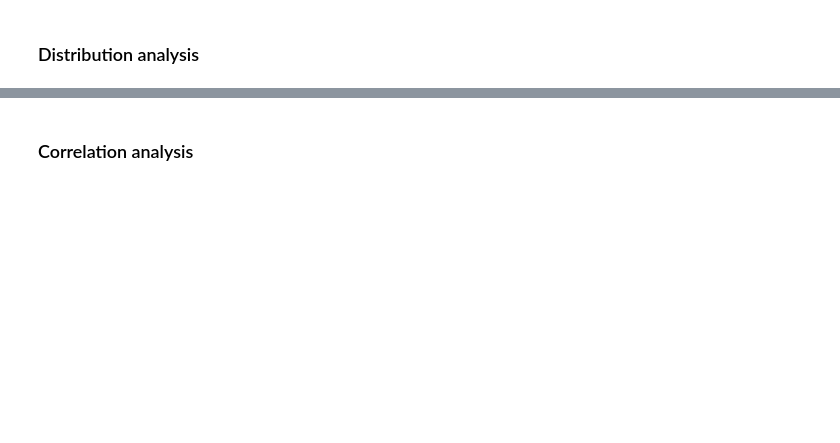
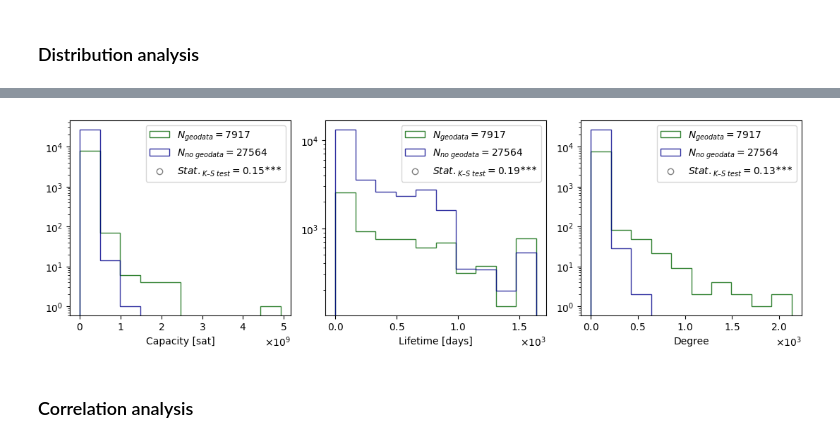
Before and after one commit to Ellariel/ln-node-lifetime-analysis, a Jupyter notebook: analysis.ipynb, the cells around one changed output, grey strips where cells are left out. Saved outputs shown, nothing was run; the diff lists cells and outputs as text; code cells hidden in the pictures; blank space fills up the shorter version.

```diff
--- a/analysis.ipynb
+++ b/analysis.ipynb
@@ -305,3 +83,91 @@ fig.savefig(
+# %%
+def add_stat(a, b, ax, test='mannwhitney'):
+    if test == 'mannwhitney':
+        s, p = stats.mannwhitneyu(a, b)
+        t = "${Stat.}_{M–W~test} = $"
+    else:
+        s, p = stats.ks_2samp(a, b)
+        t = "${Stat.}_{K–S~test} = $"
+    hs, ls = ax.get_legend_handles_labels()
+    rl = Line2D(
+        [0],
+        [0],
+        marker="o",
+        color="gray",
+        markerfacecolor="white",
+        markersize=6,
+        linewidth=0.0,
+    )
+    return hs + [rl], ls + [
+        t + f"{s:.2f}" + "$^{" + get_stars(p).replace('*', r'{\ast}') + "}$"
+    ]
+
+d = df.copy()
+n_bins = 11
+test = 'ks' #'mannwhitney'
+g = d["country"].notna()
+fig = plt.figure(figsize=(11, 3.5))
+ax_left = fig.add_subplot(1, 3, 1)
+
+s = "mean_shared_capacity"
+d0 = d[s] # full
+d1 = d[g][s] # geodata
+d2 = d[~g][s] # no geodata
+bins = np.linspace(d0.min(), d0.max(), n_bins)
+d1.hist(ax=ax_left, bins=bins, label=f"$N_{{geodata}}={len(d1)}$",
+            log=True, color='darkgreen', grid=False, alpha=0.8, histtype='step')
+d2.hist(ax=ax_left, bins=bins, label=f"$N_{{no~geodata}}={len(d2)}$",
+                  log=True, color='darkblue', grid=False, alpha=0.8, histtype='step')
+h, l = add_stat(d1, d2, ax_left, test)
+ax_left.legend(h, l, loc="upper right")
+xfmt = ScalarFormatter(useMathText=True)
+xfmt.set_powerlimits((0, 0))
+ax_left.xaxis.set_major_formatter(xfmt)
+ax_left.set_xlabel("Capacity [sat]")
+
+ax_center = fig.add_subplot(1, 3, 2)
+s = "lifetime"
+d0 = d[s] # full
+d1 = d[g][s] # geodata
+d2 = d[~g][s] # no geodata
+bins = np.linspace(d0.min(), d0.max(), n_bins)
+d1.hist(ax=ax_center, bins=bins, label=f"$N_{{geodata}}={len(d1)}$",
+            log=True, color='darkgreen', grid=False, alpha=0.8, histtype='step')
+d2.hist(ax=ax_center, bins=bins, label=f"$N_{{no~geodata}}={len(d2)}$",
+                  log=True, color='darkblue', grid=False, alpha=0.8, histtype='step')
+h, l = add_stat(d1, d2, ax_center, test)
+ax_center.legend(h, l, loc="upper right")
+xfmt = ScalarFormatter(useMathText=True)
+xfmt.set_powerlimits((0, 0))
+ax_center.xaxis.set_major_formatter(xfmt)
+ax_center.set_xlabel("Lifetime [days]")
+
+ax_right= fig.add_subplot(1, 3, 3)
+s = "mean_degree"
+d0 = d[s] # full
+d1 = d[g][s] # geodata
+d2 = d[~g][s] # no geodata
+bins = np.linspace(d0.min(), d0.max(), n_bins)
+d1.hist(ax=ax_right, bins=bins, label=f"$N_{{geodata}}={len(d1)}$",
+            log=True, color='darkgreen', grid=False, alpha=0.8, histtype='step')
+d2.hist(ax=ax_right, bins=bins, label=f"$N_{{no~geodata}}={len(d2)}$",
+                  log=True, color='darkblue', grid=False, alpha=0.8, histtype='step')
+h, l = add_stat(d1, d2, ax_right, test)
+ax_right.legend(h, l, loc="upper right")
+xfmt = ScalarFormatter(useMathText=True)
+xfmt.set_powerlimits((0, 0))
+ax_right.xaxis.set_major_formatter(xfmt)
+ax_right.set_xlabel("Degree")
+
+fig.tight_layout(pad=1.01)
+fig.savefig(
+        os.path.join(results_dir, "fig02.pdf"),
+        dpi=1200,
+        bbox_inches="tight",
+        format='pdf',
+    )
+# %% [output]
+[figure, added]
 # %% [markdown]
 ### Correlation analysis
 # %%
```
Also changed, not shown: parts of 44 cells of this notebook, 6 other files.
